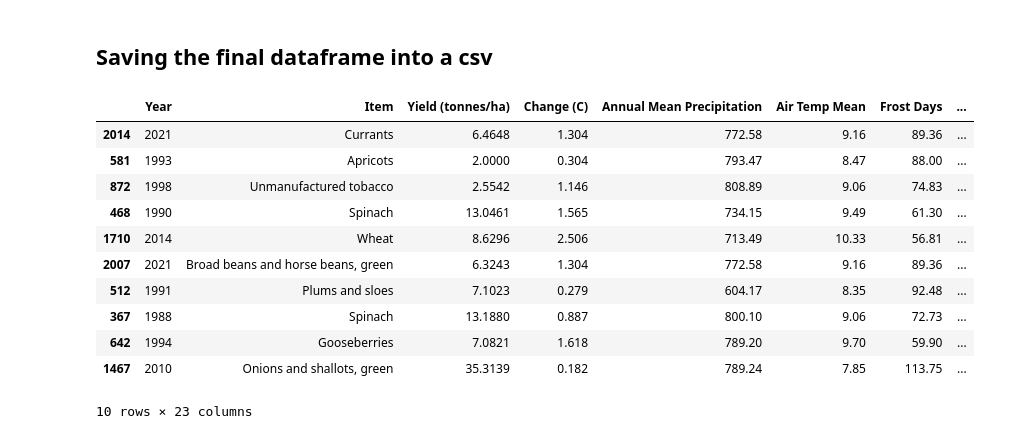
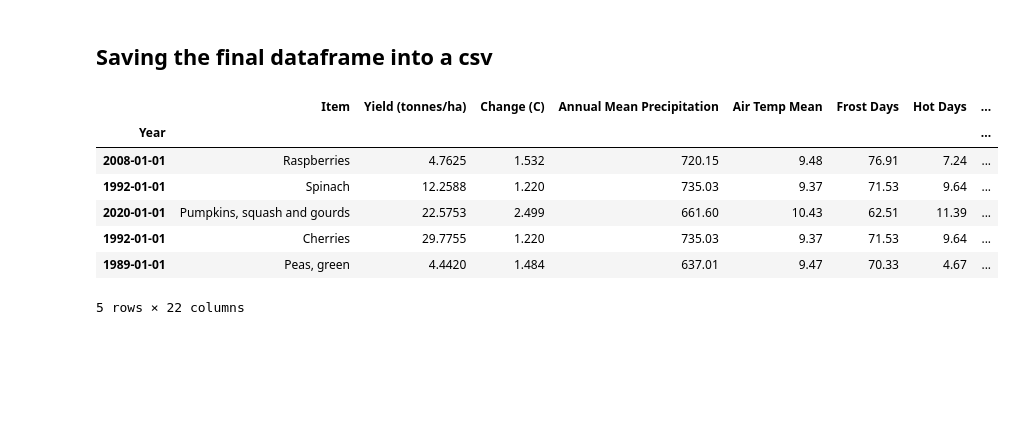
Before and after one commit to jo-atanacio/Thesis, a Jupyter notebook: data_collection.ipynb, the cells around one changed output. Saved outputs shown, nothing was run; the diff lists cells and outputs as text; code cells hidden in the pictures; blank space fills up the shorter version.

```diff
--- a/data_collection.ipynb
+++ b/data_collection.ipynb
@@ -310,20 +310,19 @@ print(final_data[final_data["Category"] == "Fruits and Nuts"].shape)
 (536, 23)
 # %% [markdown]
 ## Saving the final dataframe into a csv
+# %%
+final_data['Year'] = pd.to_datetime(final_data['Year'], format='%Y')
+final_data.set_index("Year", inplace=True)
 # %%
-final_data.sample(10)
+final_data.sample(5)
 # %% [output]
-|  | Year | Item | Yield (tonnes/ha) | Change (C) | Annual Mean Precipitation | Air Temp Mean | Frost Days | ... |
-| 2014 | 2021 | Currants | 6.4648 | 1.304 | 772.58 | 9.16 | 89.36 | ... |
-| 581 | 1993 | Apricots | 2.0000 | 0.304 | 793.47 | 8.47 | 88.00 | ... |
-| 872 | 1998 | Unmanufactured tobacco | 2.5542 | 1.146 | 808.89 | 9.06 | 74.83 | ... |
-| 468 | 1990 | Spinach | 13.0461 | 1.565 | 734.15 | 9.49 | 61.30 | ... |
-| 1710 | 2014 | Wheat | 8.6296 | 2.506 | 713.49 | 10.33 | 56.81 | ... |
-| 2007 | 2021 | Broad beans and horse beans, green | 6.3243 | 1.304 | 772.58 | 9.16 | 89.36 | ... |
-| 512 | 1991 | Plums and sloes | 7.1023 | 0.279 | 604.17 | 8.35 | 92.48 | ... |
-| 367 | 1988 | Spinach | 13.1880 | 0.887 | 800.10 | 9.06 | 72.73 | ... |
-| 642 | 1994 | Gooseberries | 7.0821 | 1.618 | 789.20 | 9.70 | 59.90 | ... |
-| 1467 | 2010 | Onions and shallots, green | 35.3139 | 0.182 | 789.24 | 7.85 | 113.75 | ... |
+|  | Item | Yield (tonnes/ha) | Change (C) | Annual Mean Precipitation | Air Temp Mean | Frost Days | Hot Days | ... |
+| Year |  |  |  |  |  |  |  | ... |
+| 2008-01-01 | Raspberries | 4.7625 | 1.532 | 720.15 | 9.48 | 76.91 | 7.24 | ... |
+| 1992-01-01 | Spinach | 12.2588 | 1.220 | 735.03 | 9.37 | 71.53 | 9.64 | ... |
+| 2020-01-01 | Pumpkins, squash and gourds | 22.5753 | 2.499 | 661.60 | 10.43 | 62.51 | 11.39 | ... |
+| 1992-01-01 | Cherries | 29.7755 | 1.220 | 735.03 | 9.37 | 71.53 | 9.64 | ... |
+| 1989-01-01 | Peas, green | 4.4420 | 1.484 | 637.01 | 9.47 | 70.33 | 4.67 | ... |
-10 rows × 23 columns
+5 rows × 22 columns
 # %%
 final_data.to_csv("./working_data/dataset.csv")
```
Also changed, not shown: 1 other file.
